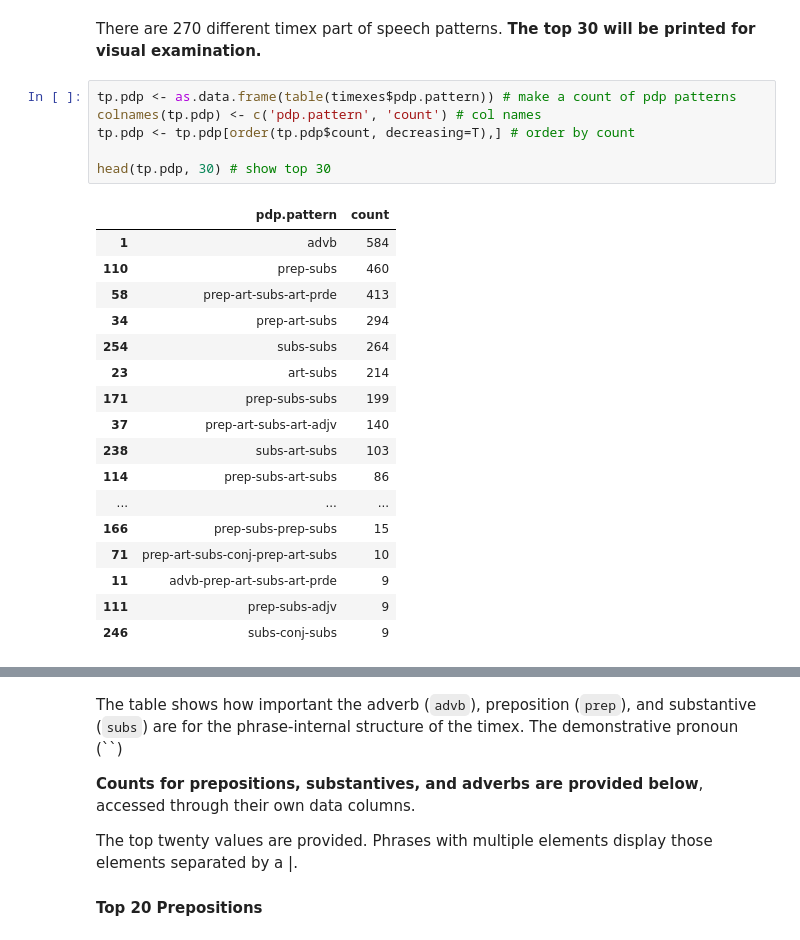
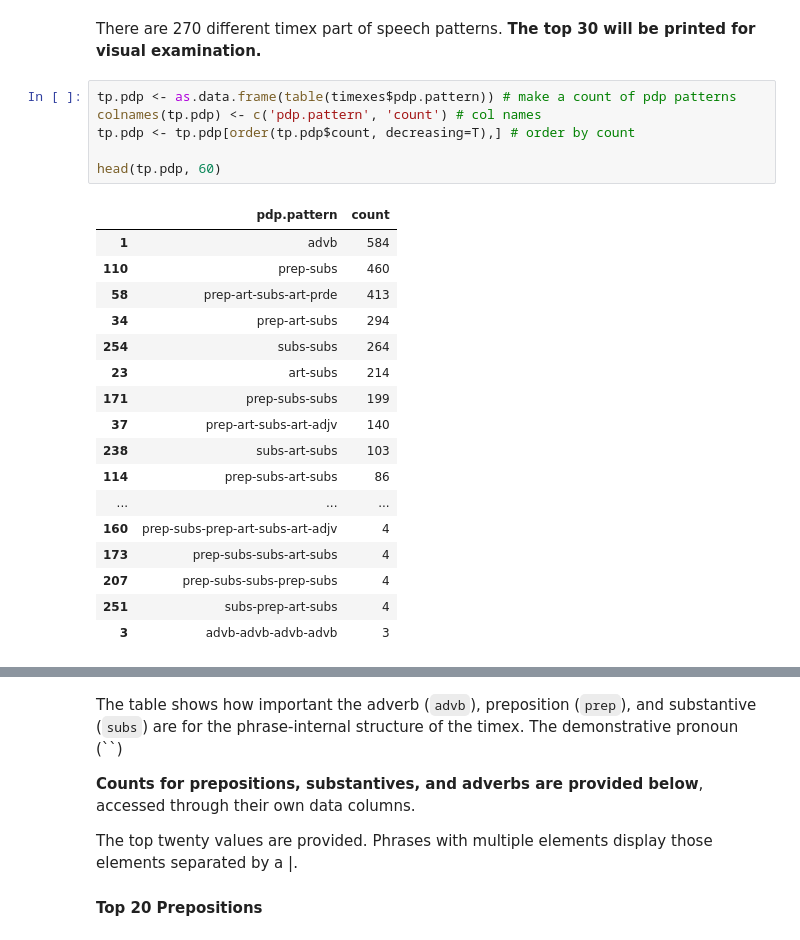
Before and after one commit to codykingham/Verb_in_Biblical_Hebrew, a Jupyter notebook: data_analysis/time_phrase_analysis.ipynb, the cells around one changed output, grey strips where cells are left out. Saved outputs shown, nothing was run; the diff lists cells and outputs as text.

```diff
--- a/data_analysis/time_phrase_analysis.ipynb
+++ b/data_analysis/time_phrase_analysis.ipynb
@@ -280,24 +280,24 @@ There are 270 different timex part of speech patterns. **The top 30 will be prin
 # %%
 tp.pdp <- as.data.frame(table(timexes$pdp.pattern)) # make a count of pdp patterns
 colnames(tp.pdp) <- c('pdp.pattern', 'count') # col names
 tp.pdp <- tp.pdp[order(tp.pdp$count, decreasing=T),] # order by count
 
-head(tp.pdp, 30) # show top 30
+head(tp.pdp, 60)
 # %% [output]
 |  | pdp.pattern | count |
 | 1 | advb | 584 |
 | 110 | prep-subs | 460 |
 | 58 | prep-art-subs-art-prde | 413 |
 | 34 | prep-art-subs | 294 |
 | 254 | subs-subs | 264 |
 | 23 | art-subs | 214 |
 | 171 | prep-subs-subs | 199 |
 | 37 | prep-art-subs-art-adjv | 140 |
 | 238 | subs-art-subs | 103 |
 | 114 | prep-subs-art-subs | 86 |
 | ... | ... | ... |
-| 166 | prep-subs-prep-subs | 15 |
-| 71 | prep-art-subs-conj-prep-art-subs | 10 |
-| 11 | advb-prep-art-subs-art-prde | 9 |
-| 111 | prep-subs-adjv | 9 |
-| 246 | subs-conj-subs | 9 |
+| 160 | prep-subs-prep-art-subs-art-adjv | 4 |
+| 173 | prep-subs-subs-art-subs | 4 |
+| 207 | prep-subs-subs-prep-subs | 4 |
+| 251 | subs-prep-art-subs | 4 |
+| 3 | advb-advb-advb-advb | 3 |
```
Also changed, not shown: parts of 4 cells of this notebook, 2 other files.
